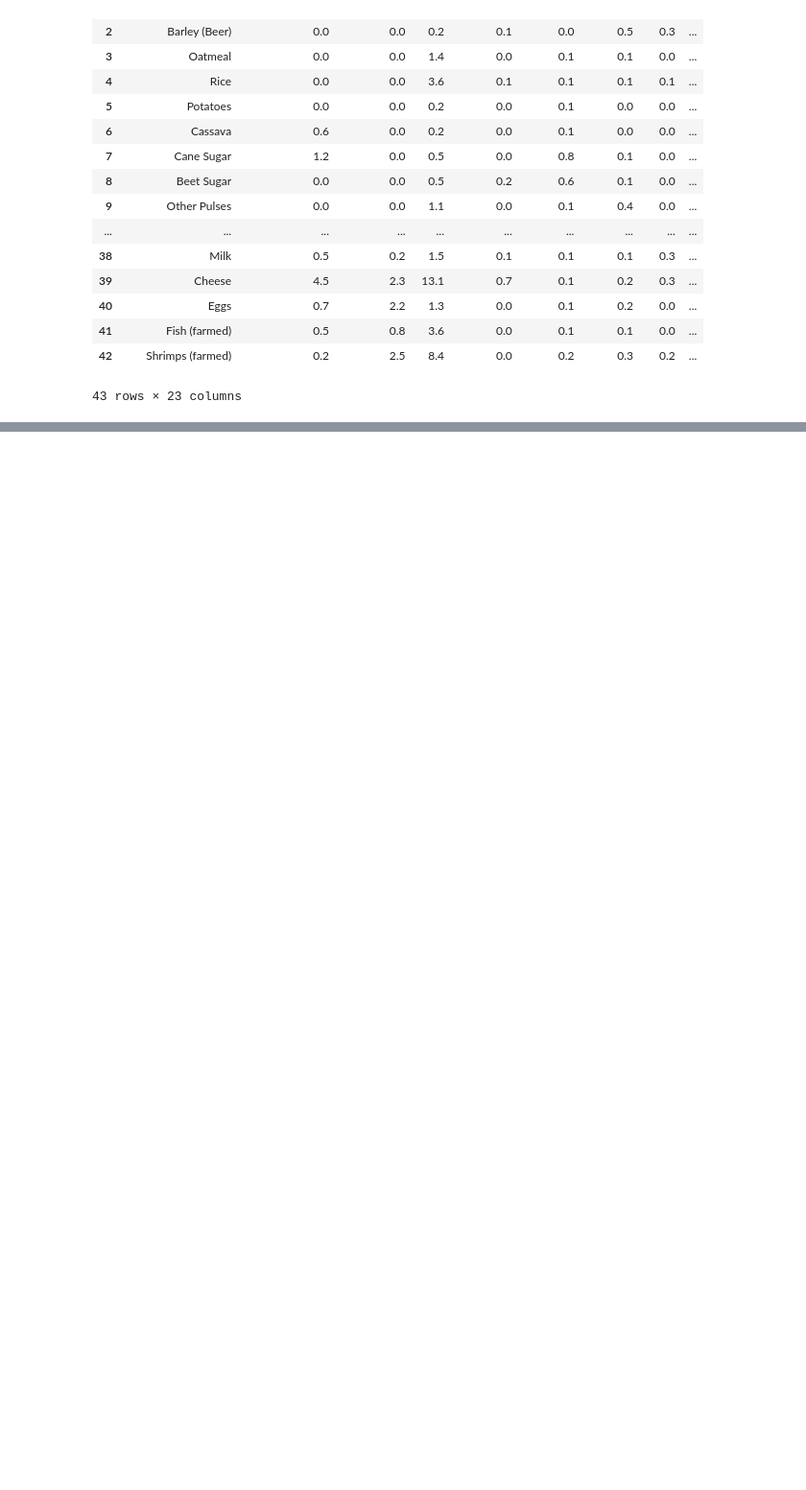
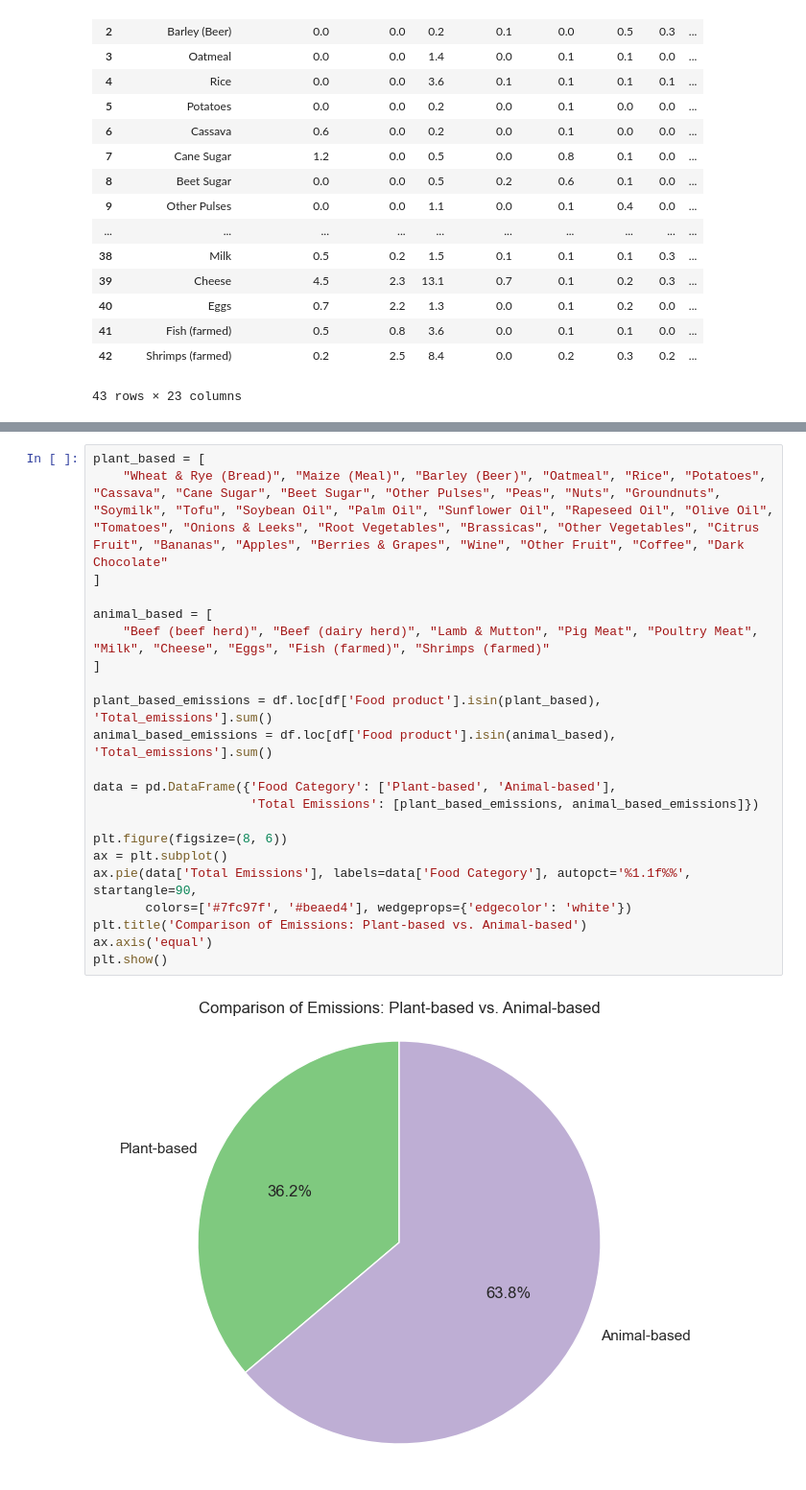
Before and after one commit to georgemcculloch/Data-Viz, a Jupyter notebook: food.ipynb, the cells around one changed output, grey strips where cells are left out. Shown: that part at 96% size. Drawn from its saved outputs; the diff is of its cells as text; blank space fills up the shorter version.

```diff
--- a/food.ipynb
+++ b/food.ipynb
@@ -64,0 +130,24 @@ df
+# %%
+plant_based = [
+    "Wheat & Rye (Bread)", "Maize (Meal)", "Barley (Beer)", "Oatmeal", "Rice", "Potatoes", "Cassava", "Cane Sugar", "Beet Sugar", "Other Pulses", "Peas", "Nuts", "Groundnuts", "Soymilk", "Tofu", "Soybean Oil", "Palm Oil", "Sunflower Oil", "Rapeseed Oil", "Olive Oil", "Tomatoes", "Onions & Leeks", "Root Vegetables", "Brassicas", "Other Vegetables", "Citrus Fruit", "Bananas", "Apples", "Berries & Grapes", "Wine", "Other Fruit", "Coffee", "Dark Chocolate"
+]
+
+animal_based = [
+    "Beef (beef herd)", "Beef (dairy herd)", "Lamb & Mutton", "Pig Meat", "Poultry Meat", "Milk", "Cheese", "Eggs", "Fish (farmed)", "Shrimps (farmed)"
+]
+
+plant_based_emissions = df.loc[df['Food product'].isin(plant_based), 'Total_emissions'].sum()
+animal_based_emissions = df.loc[df['Food product'].isin(animal_based), 'Total_emissions'].sum()
+
+data = pd.DataFrame({'Food Category': ['Plant-based', 'Animal-based'],
+                     'Total Emissions': [plant_based_emissions, animal_based_emissions]})
+
+plt.figure(figsize=(8, 6))
+ax = plt.subplot()
+ax.pie(data['Total Emissions'], labels=data['Food Category'], autopct='%1.1f%%', startangle=90,
+       colors=['#7fc97f', '#beaed4'], wedgeprops={'edgecolor': 'white'})
+plt.title('Comparison of Emissions: Plant-based vs. Animal-based')
+ax.axis('equal')
+plt.show()
+# %% [output]
+[figure, added]
```
Also changed, not shown: parts of 9 cells of this notebook.
